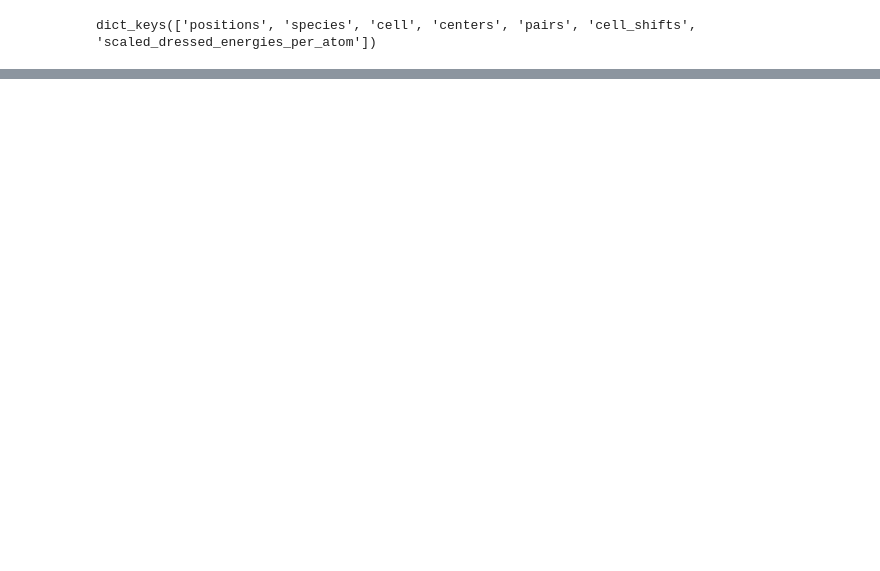
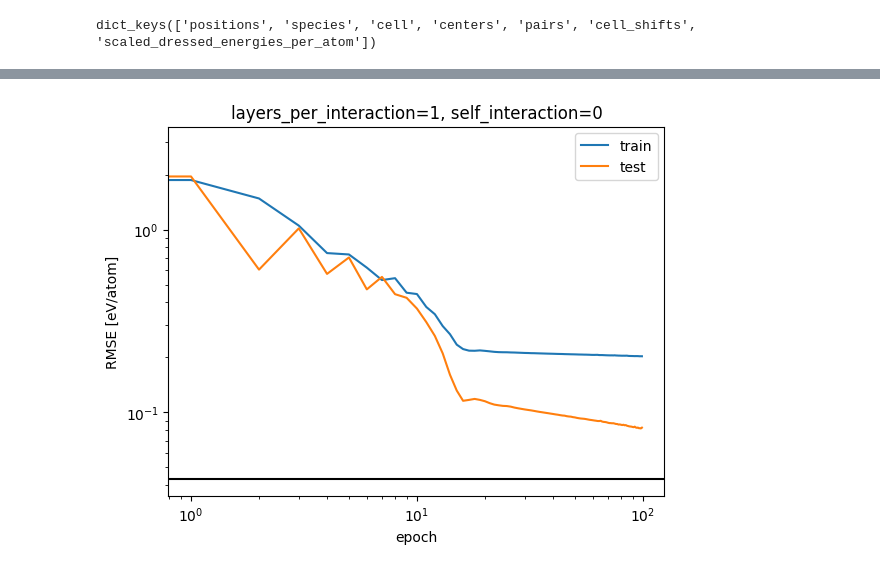
Before and after one commit to agoscinski/splinable-nn, a Jupyter notebook: splining_training.ipynb, the cells around one changed output, grey strips where cells are left out. Drawn from its saved outputs; the diff is of its cells as text; code cells hidden in the pictures; blank space fills up the shorter version.

```diff
--- a/splining_training.ipynb
+++ b/splining_training.ipynb
@@ -525,5 +646,0 @@ dict_keys(['positions', 'species', 'cell', 'centers', 'pairs', 'cell_shifts', 's
-# %%
-#torch.set_default_device("cuda:0")
-DTYPE = torch.float32
-DEVICE = "cpu"
-collate_nl_and_move = functools.partial(collate_nl, dtype=DTYPE, device=DEVICE)
@@ -532,16 +653,14 @@ big_dataset = InMemoryDataset(frames,
                           [TransformerNeighborList(cutoff=CUTOFF, dtype=DTYPE),
                            TransformerProperty("scaled_dressed_energies_per_atom",
                                                get_dressed_energy_per_atom, dtype=DTYPE)])
+# %%
+def loss_fn(pred, true):
+    return torch.sum((pred - true)**2)
 # %%
 generator = torch.Generator().manual_seed(42)
-train_dataset, val_dataset, test_dataset = torch.utils.data.random_split(big_dataset, [3/6, 1/6, 2/6], generator=generator)
+train_dataset, val_dataset, test_dataset = torch.utils.data.random_split(big_dataset, [3/4*4/5, 3/4*1/5,1/4], generator=generator)
 
 
 train_dataloader = torch.utils.data.DataLoader(train_dataset, batch_size=100, collate_fn=collate_nl_and_move, shuffle=True)
 val_dataloader = torch.utils.data.DataLoader(val_dataset, batch_size=100, collate_fn=collate_nl_and_move, shuffle=True)
 test_dataloader = torch.utils.data.DataLoader(test_dataset, batch_size=100, collate_fn=collate_nl_and_move, shuffle=True)
-
-optimizer = torch.optim.Adam(model.parameters(), lr=0.001)
-#optimizer = torch.optim.SGD(model.parameters(), lr=0.01, momentum=0.9)
-def loss_fn(pred, true):
-    return torch.mean((pred - true)**2)
@@ -547,0 +900,16 @@ def loss_fn(pred, true):
+# %%
+train_losses_lpr1_si0 = train_losses
+test_losses_lpr1_si0 = test_losses
+# %%
+plt.loglog(train_losses_lpr1_si0, label='train')
+plt.loglog(test_losses_lpr1_si0, label='test')
+plt.title("layers_per_interaction=1, self_interaction=0")
+plt.ylabel("RMSE [eV/atom]")
+plt.xlabel("epoch")
+plt.axhline(0.043, color='black')
+plt.legend()
+plt.savefig("lr_lpr1_si0.png")
+plt.show()
+plt.close()
+# %% [output]
+[figure, added]
```
Also changed, not shown: parts of 65 cells of this notebook.
